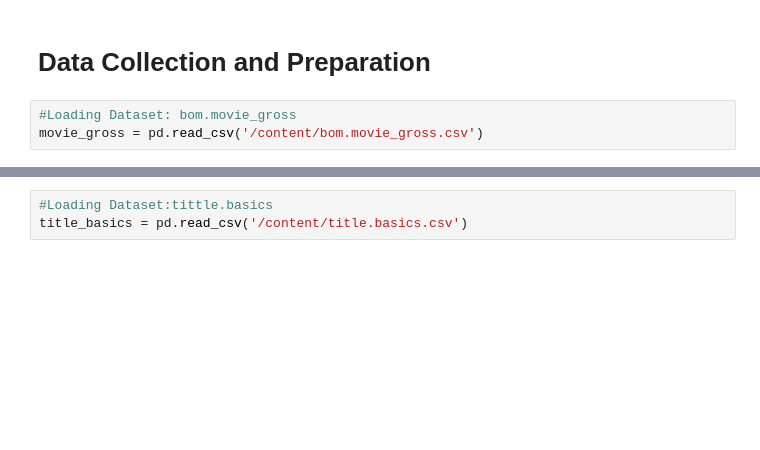
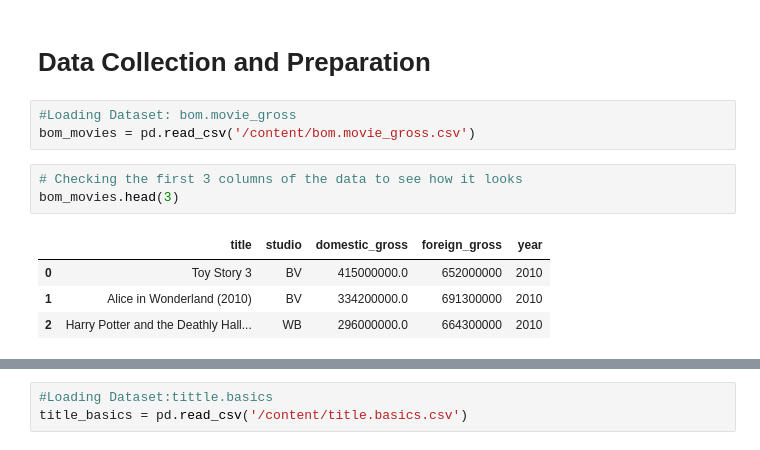
Before and after one commit to Joakim-Nandwa/DVF-PT03-Project-1, a Jupyter notebook: student.ipynb, the cells around one changed output, grey strips where cells are left out. Drawn from its saved outputs; the diff is of its cells as text; blank space fills up the shorter version.

```diff
--- a/student.ipynb
+++ b/student.ipynb
@@ -33,4 +33,12 @@ import seaborn as sns
 # **Data Collection and Preparation**
 # %%
 #Loading Dataset: bom.movie_gross
-movie_gross = pd.read_csv('/content/bom.movie_gross.csv')
+bom_movies = pd.read_csv('/content/bom.movie_gross.csv')
+# %%
+# Checking the first 3 columns of the data to see how it looks
+bom_movies.head(3)
+# %% [output]
+|  | title | studio | domestic_gross | foreign_gross | year |
+| 0 | Toy Story 3 | BV | 415000000.0 | 652000000 | 2010 |
+| 1 | Alice in Wonderland (2010) | BV | 334200000.0 | 691300000 | 2010 |
+| 2 | Harry Potter and the Deathly Hall... | WB | 296000000.0 | 664300000 | 2010 |
```
Also changed, not shown: parts of 10 cells of this notebook.
